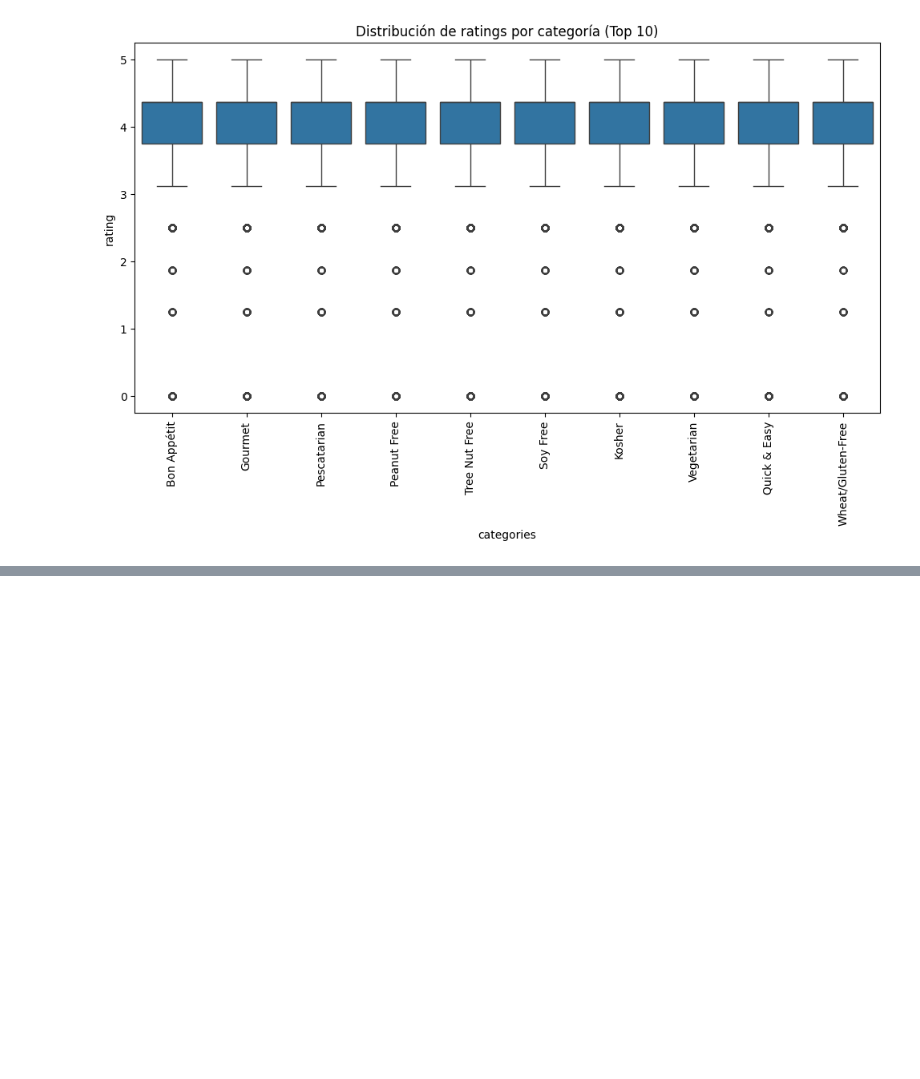
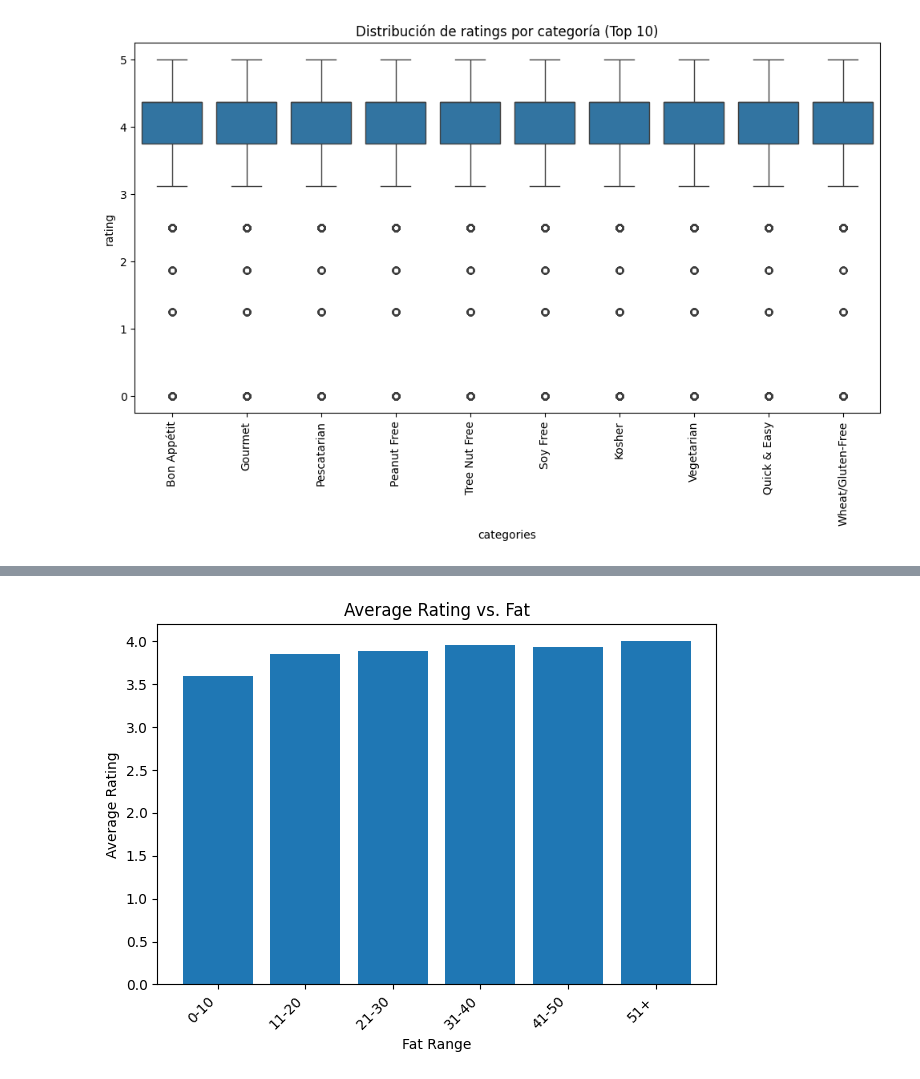
Before and after one commit to uc3m-100406523/proyecto_td, a Jupyter notebook: proyecto_td.ipynb, the cells around one changed output, grey strips where cells are left out. Drawn from its saved outputs; the diff is of its cells as text; code cells hidden in the pictures; blank space fills up the shorter version.

```diff
--- a/proyecto_td.ipynb
+++ b/proyecto_td.ipynb
@@ -119,0 +169,18 @@ Name: count, dtype: int64
+# %%
+# Create a new column with the calorie bins
+bins_fat = [0, 10, 20, 30, 40, 50, float('inf')]
+labels_fat = ['0-10', '11-20', '21-30', '31-40', '41-50', '51+']
+
+df['fat_bins'] = pd.cut(df['fat'], bins=bins_fat, labels=labels_fat)
+
+average_ratings = df.groupby('fat_bins')['rating'].mean()
+
+plt.bar(average_ratings.index, average_ratings.values)
+plt.xlabel('Fat Range')
+plt.ylabel('Average Rating')
+plt.title('Average Rating vs. Fat')
+plt.xticks(rotation=45, ha='right')  # Rotate x-axis labels for better readability
+plt.tight_layout()
+plt.show()
+# %% [output]
+[figure, added]
```
Also changed, not shown: parts of 7 cells of this notebook, 11 other files.
